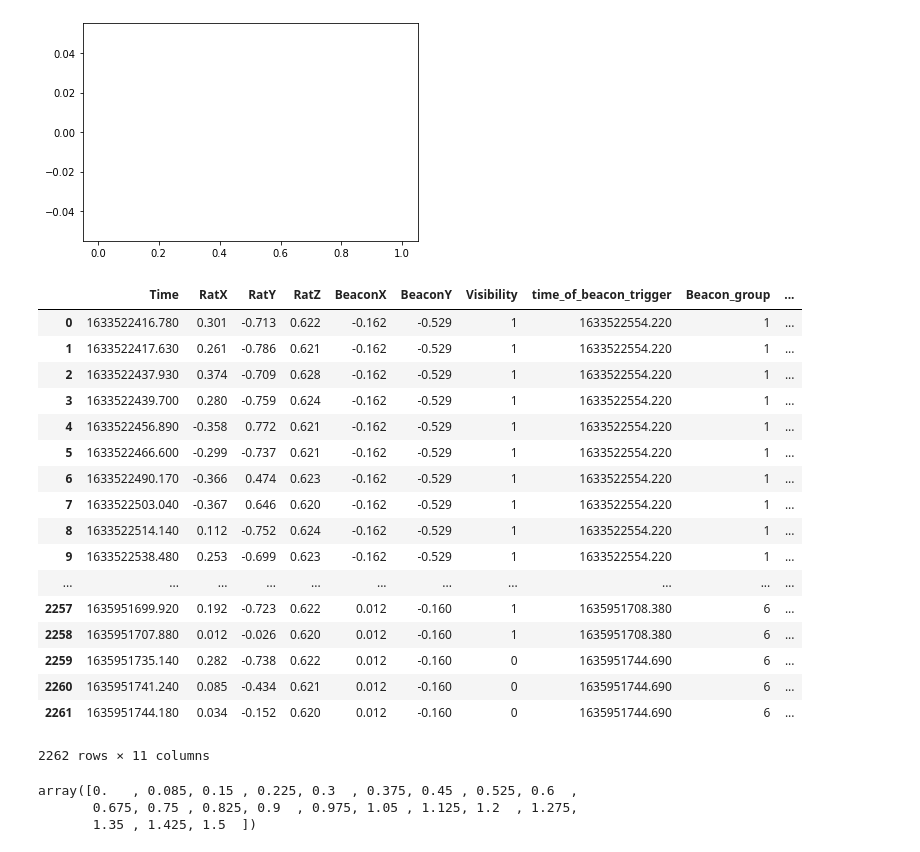
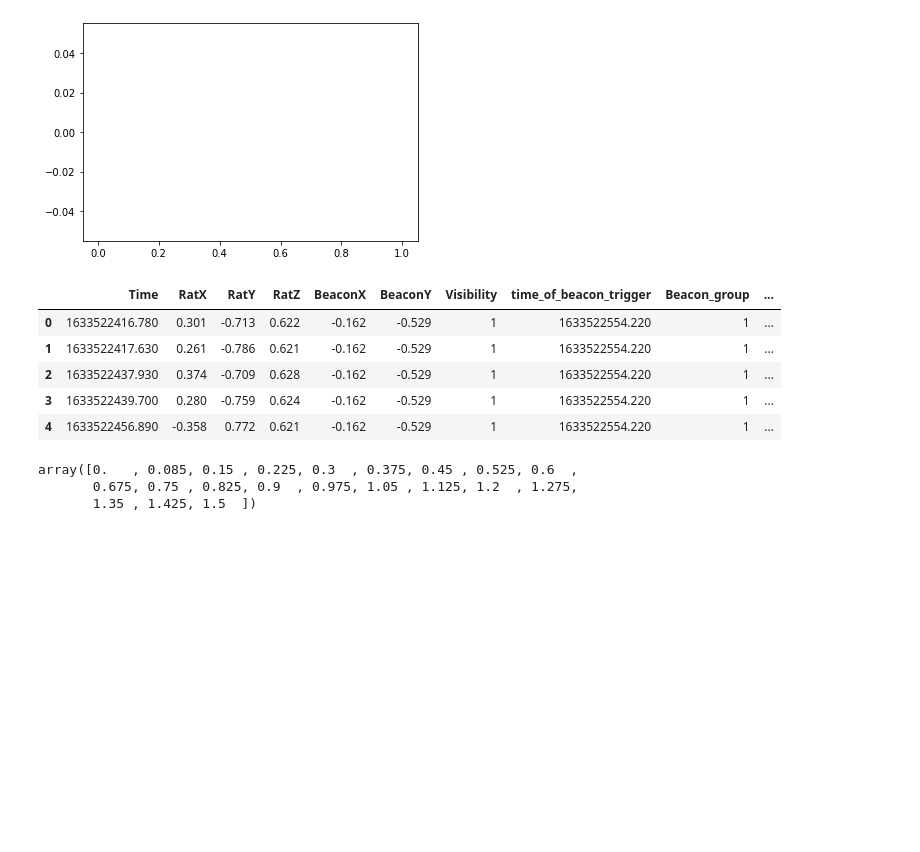
Before and after one commit to Fabalinks/Rearing_analysis, a Jupyter notebook: Code/20210526_FS_rearing_histogram.ipynb, the cells around one changed output. Drawn from its saved outputs; the diff is of its cells as text; code cells hidden in the pictures; blank space fills up the shorter version.

```diff
--- a/Code/20210526_FS_rearing_histogram.ipynb
+++ b/Code/20210526_FS_rearing_histogram.ipynb
@@ -954,26 +886,14 @@ rearing_FS03 = pd.read_excel(processed + 'FS03_rears_new.xlsx',index_col=0)
 rearing_FS08 = pd.read_excel(processed + 'FS08_rears_new.xlsx',index_col=0)
 # %%
 rearing_FS08 = pd.read_excel(processed + 'FS08_rears_new.xlsx',index_col=0)
-rearing_FS08
+rearing_FS08.head()
 # %% [output]
 |  | Time | RatX | RatY | RatZ | BeaconX | BeaconY | Visibility | time_of_beacon_trigger | Beacon_group | ... |
 | 0 | 1633522416.780 | 0.301 | -0.713 | 0.622 | -0.162 | -0.529 | 1 | 1633522554.220 | 1 | ... |
 | 1 | 1633522417.630 | 0.261 | -0.786 | 0.621 | -0.162 | -0.529 | 1 | 1633522554.220 | 1 | ... |
 | 2 | 1633522437.930 | 0.374 | -0.709 | 0.628 | -0.162 | -0.529 | 1 | 1633522554.220 | 1 | ... |
 | 3 | 1633522439.700 | 0.280 | -0.759 | 0.624 | -0.162 | -0.529 | 1 | 1633522554.220 | 1 | ... |
 | 4 | 1633522456.890 | -0.358 | 0.772 | 0.621 | -0.162 | -0.529 | 1 | 1633522554.220 | 1 | ... |
-| 5 | 1633522466.600 | -0.299 | -0.737 | 0.621 | -0.162 | -0.529 | 1 | 1633522554.220 | 1 | ... |
-| 6 | 1633522490.170 | -0.366 | 0.474 | 0.623 | -0.162 | -0.529 | 1 | 1633522554.220 | 1 | ... |
-| 7 | 1633522503.040 | -0.367 | 0.646 | 0.620 | -0.162 | -0.529 | 1 | 1633522554.220 | 1 | ... |
-| 8 | 1633522514.140 | 0.112 | -0.752 | 0.624 | -0.162 | -0.529 | 1 | 1633522554.220 | 1 | ... |
-| 9 | 1633522538.480 | 0.253 | -0.699 | 0.623 | -0.162 | -0.529 | 1 | 1633522554.220 | 1 | ... |
-| ... | ... | ... | ... | ... | ... | ... | ... | ... | ... | ... |
-| 2257 | 1635951699.920 | 0.192 | -0.723 | 0.622 | 0.012 | -0.160 | 1 | 1635951708.380 | 6 | ... |
-| 2258 | 1635951707.880 | 0.012 | -0.026 | 0.620 | 0.012 | -0.160 | 1 | 1635951708.380 | 6 | ... |
-| 2259 | 1635951735.140 | 0.282 | -0.738 | 0.622 | 0.012 | -0.160 | 0 | 1635951744.690 | 6 | ... |
-| 2260 | 1635951741.240 | 0.085 | -0.434 | 0.621 | 0.012 | -0.160 | 0 | 1635951744.690 | 6 | ... |
-| 2261 | 1635951744.180 | 0.034 | -0.152 | 0.620 | 0.012 | -0.160 | 0 | 1635951744.690 | 6 | ... |
-2262 rows × 11 columns
 # %%
 binwidth=.075
 bins=np.arange(0, 1.5 + binwidth, binwidth)
```
Also changed, not shown: parts of 27 cells of this notebook, 1 other file.
